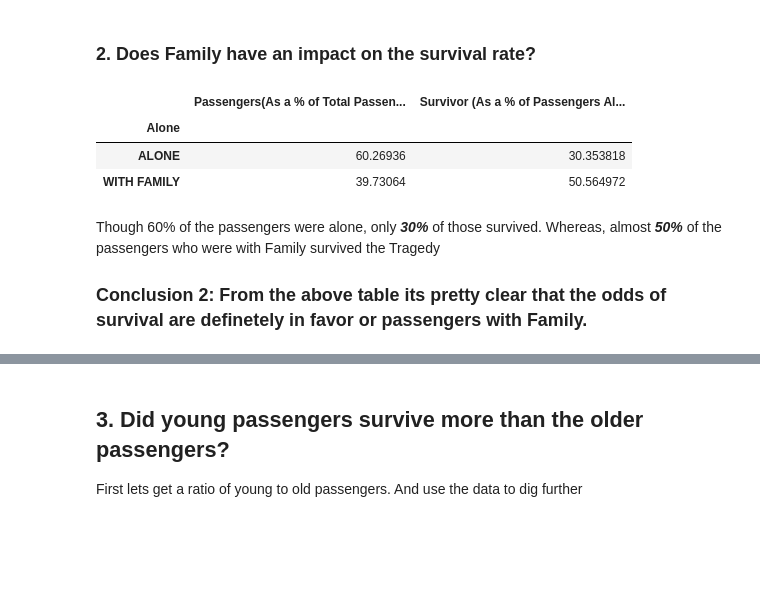
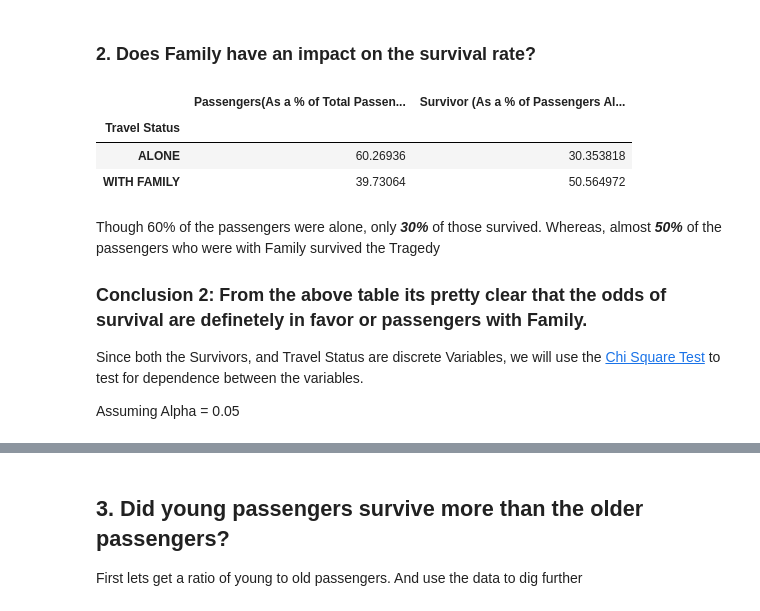
Before and after one commit to rramchan12/Data-Analyst-NanoDegree, a Jupyter notebook: P2 - Investigate a Dataset using Python/Investigating_Titanic_Data.ipynb, the cells around one changed output, grey strips where cells are left out. Saved outputs shown, nothing was run; the diff lists cells and outputs as text; code cells hidden in the pictures; blank space fills up the shorter version.

```diff
--- a/P2 - Investigate a Dataset using Python/Investigating_Titanic_Data.ipynb
+++ b/P2 - Investigate a Dataset using Python/Investigating_Titanic_Data.ipynb
@@ -345,40 +345,43 @@ Also, plotting this also that the relationship is linear
 # %%
 #lets modify the data set to get to the bottom of this
 
 passenger_df.head()
 
-passenger_df['Alone'] = passenger_df['SibSp']+passenger_df['Parch']
+passenger_df['Travel Status'] = passenger_df['SibSp']+passenger_df['Parch']
 
 
 def make_alone_readable(row):
     if (row>0):
         return 'WITH FAMILY'
     else:
         return 'ALONE'
 
-passenger_df['Alone'] = passenger_df['Alone'].apply(make_alone_readable)
+passenger_df['Travel Status'] = passenger_df['Travel Status'].apply(make_alone_readable)
 
 
-passengers_alone_vs_passengers_with_family = passenger_df.groupby('Alone').count()['PassengerId']
+passengers_alone_vs_passengers_with_family = passenger_df.groupby('Travel Status').count()['PassengerId']
 
 passengers_alone_vs_passengers_with_family_as_perc_total_passengers = get_percentage(passengers_alone_vs_passengers_with_family,len(passenger_df))
-passenger_survival_alone_vs_family = passenger_df.groupby('Alone').sum()['Survived']
+passenger_survival_alone_vs_family = passenger_df.groupby('Travel Status').sum()['Survived']
 
 
 passenger_survival_alone_vs_family_as_perc_total_passengers_alone_with_family = get_percentage(passenger_survival_alone_vs_family,
                                                                                       passengers_alone_vs_passengers_with_family)
 
 survivors_family_df = pd.DataFrame(data={ "Passengers(As a % of Total Passengers)" :
     passengers_alone_vs_passengers_with_family_as_perc_total_passengers,
                                           "Survivor  (As a % of Passengers Alone/With Family)": passenger_survival_alone_vs_family_as_perc_total_passengers_alone_with_family
 })
 
 survivors_family_df.head()
 # %% [output]
 |  | Passengers(As a % of Total Passen... | Survivor (As a % of Passengers Al... |
-| Alone |  |  |
+| Travel Status |  |  |
 | ALONE | 60.26936 | 30.353818 |
 | WITH FAMILY | 39.73064 | 50.564972 |
 # %% [markdown]
 Though 60% of the passengers were alone, only ***30%*** of those survived. Whereas, almost ***50%*** of the passengers who were with Family survived the Tragedy
 ### Conclusion 2: From the above table its pretty clear that the odds of survival are definetely in favor or passengers with Family.
+Since both the Survivors, and Travel Status are discrete Variables, we will use the [Chi Square Test](http://www.ling.upenn.edu/~clight/chisquared.htm) to test for dependence between the variables.
+
+Assuming Alpha = 0.05
```
Also changed, not shown: parts of 4 cells of this notebook.
